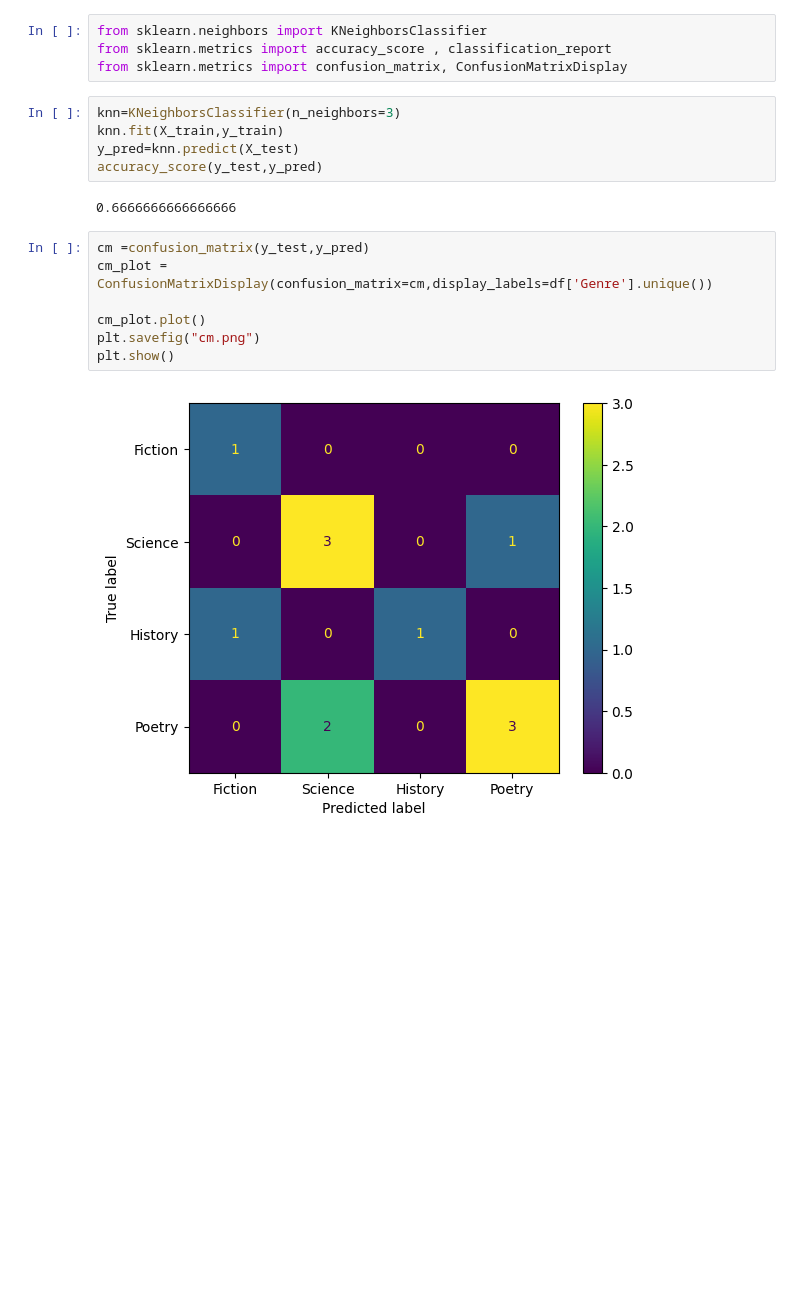
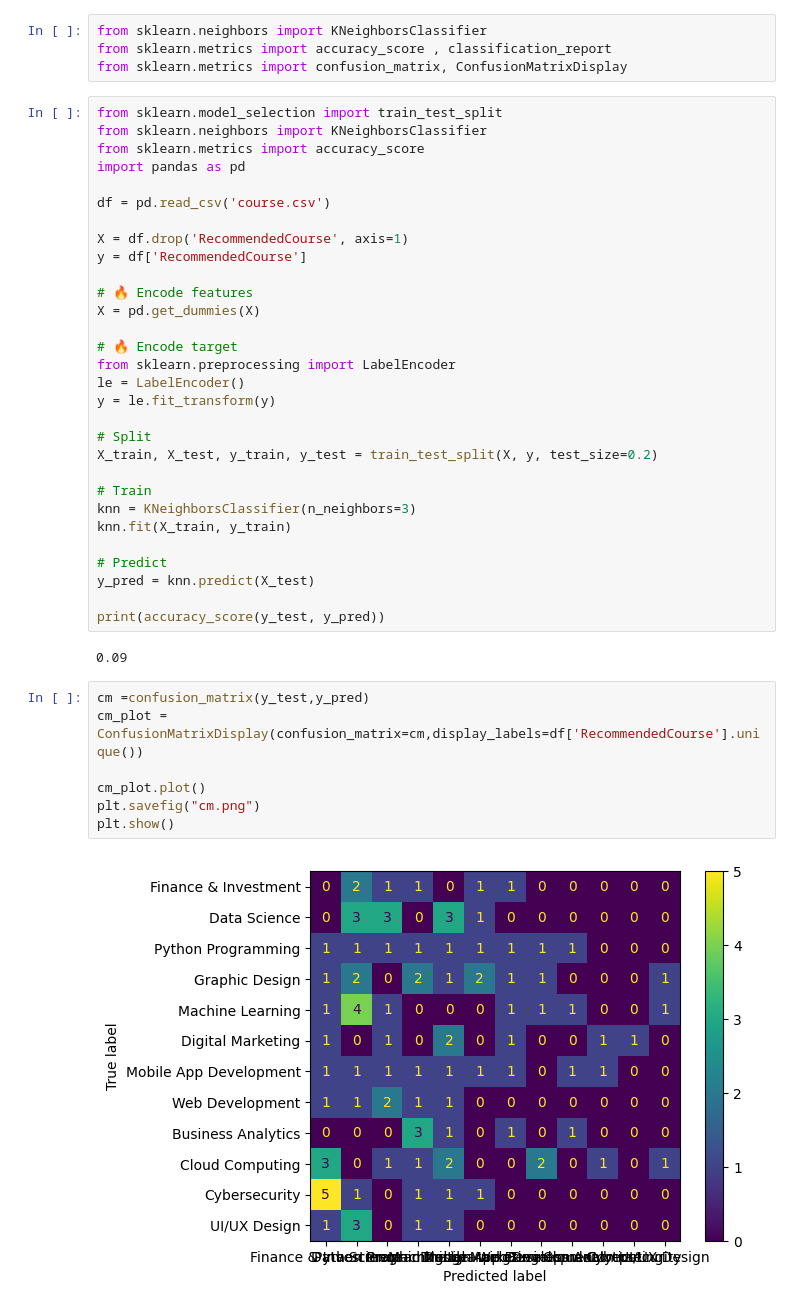
Before and after one commit to sumitrijal1/ai, a Jupyter notebook: lab1.ipynb, the cells around one changed output. Cells and saved outputs as stored; diff of their text form; blank space fills up the shorter version.

```diff
--- a/lab1.ipynb
+++ b/lab1.ipynb
@@ -64,21 +79,46 @@ from sklearn.neighbors import KNeighborsClassifier
 from sklearn.metrics import accuracy_score , classification_report
 from sklearn.metrics import confusion_matrix, ConfusionMatrixDisplay
 # %%
-knn=KNeighborsClassifier(n_neighbors=3)
-knn.fit(X_train,y_train)
-y_pred=knn.predict(X_test)
-accuracy_score(y_test,y_pred)
+from sklearn.model_selection import train_test_split
+from sklearn.neighbors import KNeighborsClassifier
+from sklearn.metrics import accuracy_score
+import pandas as pd
+
+df = pd.read_csv('course.csv')
+
+X = df.drop('RecommendedCourse', axis=1)
+y = df['RecommendedCourse']
+
+# 🔥 Encode features
+X = pd.get_dummies(X)
+
+# 🔥 Encode target
+from sklearn.preprocessing import LabelEncoder
+le = LabelEncoder()
+y = le.fit_transform(y)
+
+# Split
+X_train, X_test, y_train, y_test = train_test_split(X, y, test_size=0.2)
+
+# Train
+knn = KNeighborsClassifier(n_neighbors=3)
+knn.fit(X_train, y_train)
+
+# Predict
+y_pred = knn.predict(X_test)
+
+print(accuracy_score(y_test, y_pred))
 # %% [output]
-0.6666666666666666
+0.09
 # %%
 cm =confusion_matrix(y_test,y_pred)
-cm_plot = ConfusionMatrixDisplay(confusion_matrix=cm,display_labels=df['Genre'].unique())
+cm_plot = ConfusionMatrixDisplay(confusion_matrix=cm,display_labels=df['RecommendedCourse'].unique())
 
 cm_plot.plot()
 plt.savefig("cm.png")
 plt.show()
 # %% [output]
-[figure, old version]
+[figure, new version]
 # %%
 X_test
 # %% [output]
```
Also changed, not shown: parts of 10 cells of this notebook, 11 other files.
